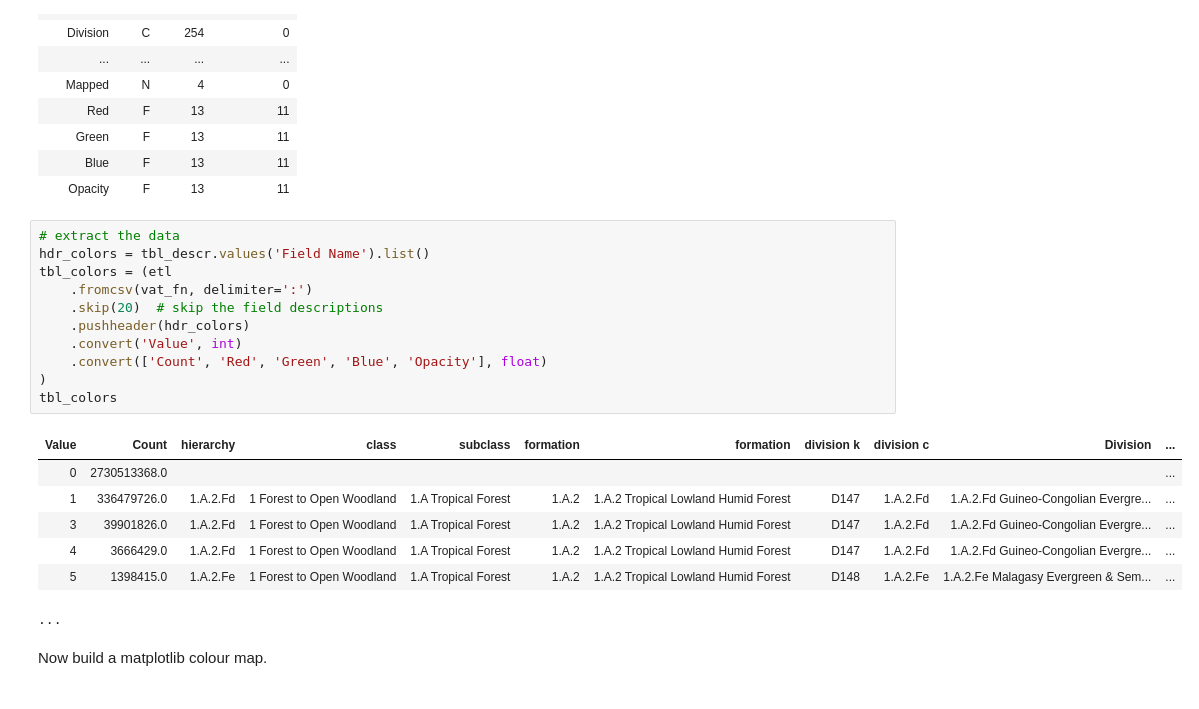
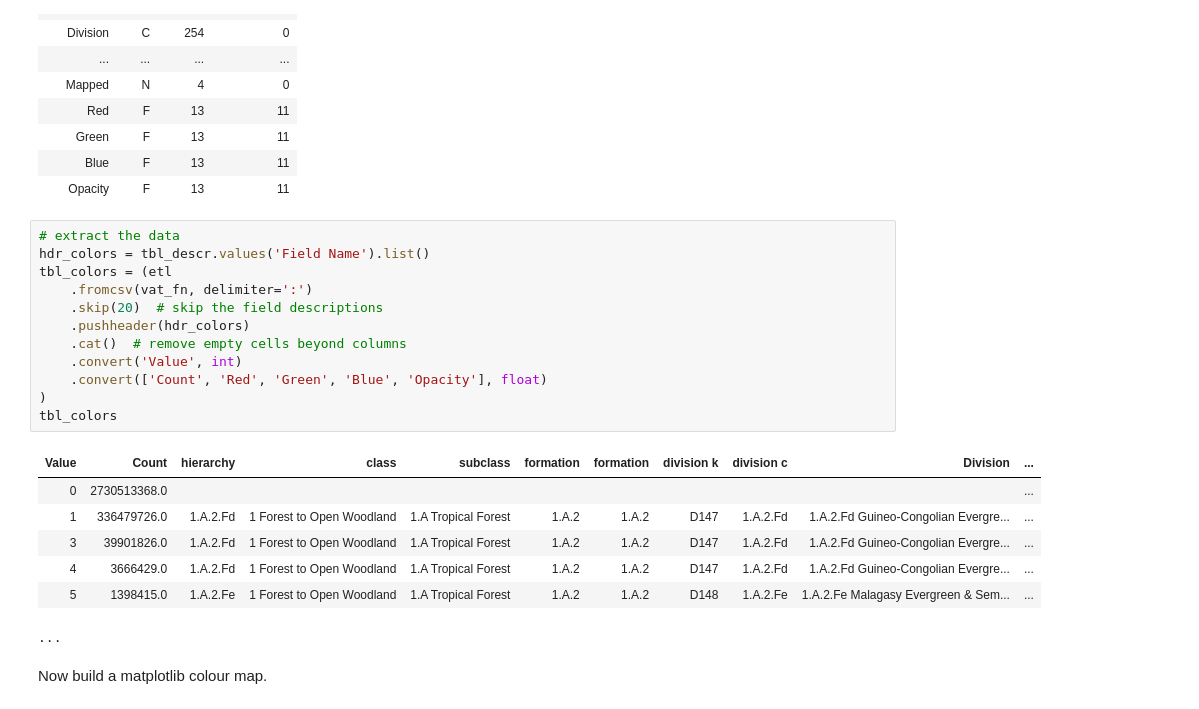
Before and after one commit to alimanfoo/alimanfoo.github.io, a Jupyter notebook: _posts/2016-10-04-plotting-african-ecosystems.ipynb, the cells around one changed output. Cells and saved outputs as stored; diff of their text form.

```diff
--- a/_posts/2016-10-04-plotting-african-ecosystems.ipynb
+++ b/_posts/2016-10-04-plotting-african-ecosystems.ipynb
@@ -182,21 +182,22 @@ tbl_descr.displayall()
 # %%
 # extract the data
 hdr_colors = tbl_descr.values('Field Name').list()
 tbl_colors = (etl
     .fromcsv(vat_fn, delimiter=':')
     .skip(20)  # skip the field descriptions
     .pushheader(hdr_colors)
+    .cat()  # remove empty cells beyond columns
     .convert('Value', int)
     .convert(['Count', 'Red', 'Green', 'Blue', 'Opacity'], float)
 )
 tbl_colors
 # %% [output]
 | Value | Count | hierarchy | class | subclass | formation | formation | division k | division c | Division | ... |
 | 0 | 2730513368.0 |  |  |  |  |  |  |  |  | ... |
-| 1 | 336479726.0 | 1.A.2.Fd | 1 Forest to Open Woodland | 1.A Tropical Forest | 1.A.2 | 1.A.2 Tropical Lowland Humid Forest | D147 | 1.A.2.Fd | 1.A.2.Fd Guineo-Congolian Evergre... | ... |
-| 3 | 39901826.0 | 1.A.2.Fd | 1 Forest to Open Woodland | 1.A Tropical Forest | 1.A.2 | 1.A.2 Tropical Lowland Humid Forest | D147 | 1.A.2.Fd | 1.A.2.Fd Guineo-Congolian Evergre... | ... |
-| 4 | 3666429.0 | 1.A.2.Fd | 1 Forest to Open Woodland | 1.A Tropical Forest | 1.A.2 | 1.A.2 Tropical Lowland Humid Forest | D147 | 1.A.2.Fd | 1.A.2.Fd Guineo-Congolian Evergre... | ... |
-| 5 | 1398415.0 | 1.A.2.Fe | 1 Forest to Open Woodland | 1.A Tropical Forest | 1.A.2 | 1.A.2 Tropical Lowland Humid Forest | D148 | 1.A.2.Fe | 1.A.2.Fe Malagasy Evergreen & Sem... | ... |
+| 1 | 336479726.0 | 1.A.2.Fd | 1 Forest to Open Woodland | 1.A Tropical Forest | 1.A.2 | 1.A.2 | D147 | 1.A.2.Fd | 1.A.2.Fd Guineo-Congolian Evergre... | ... |
+| 3 | 39901826.0 | 1.A.2.Fd | 1 Forest to Open Woodland | 1.A Tropical Forest | 1.A.2 | 1.A.2 | D147 | 1.A.2.Fd | 1.A.2.Fd Guineo-Congolian Evergre... | ... |
+| 4 | 3666429.0 | 1.A.2.Fd | 1 Forest to Open Woodland | 1.A Tropical Forest | 1.A.2 | 1.A.2 | D147 | 1.A.2.Fd | 1.A.2.Fd Guineo-Congolian Evergre... | ... |
+| 5 | 1398415.0 | 1.A.2.Fe | 1 Forest to Open Woodland | 1.A Tropical Forest | 1.A.2 | 1.A.2 | D148 | 1.A.2.Fe | 1.A.2.Fe Malagasy Evergreen & Sem... | ... |
 ...
 # %% [markdown]
 Now build a matplotlib colour map.
```
Also changed, not shown: parts of 1 cell of this notebook, 6 other files.
